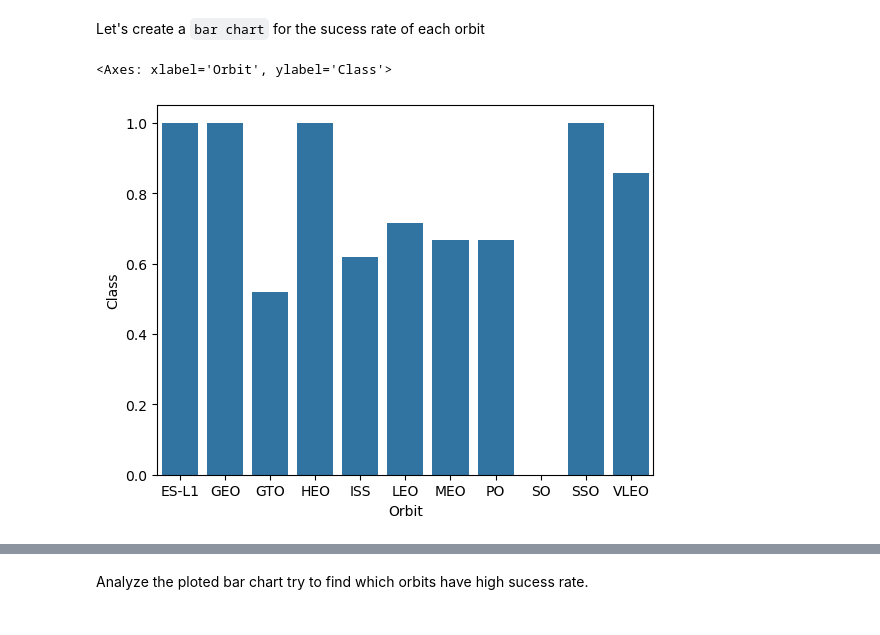
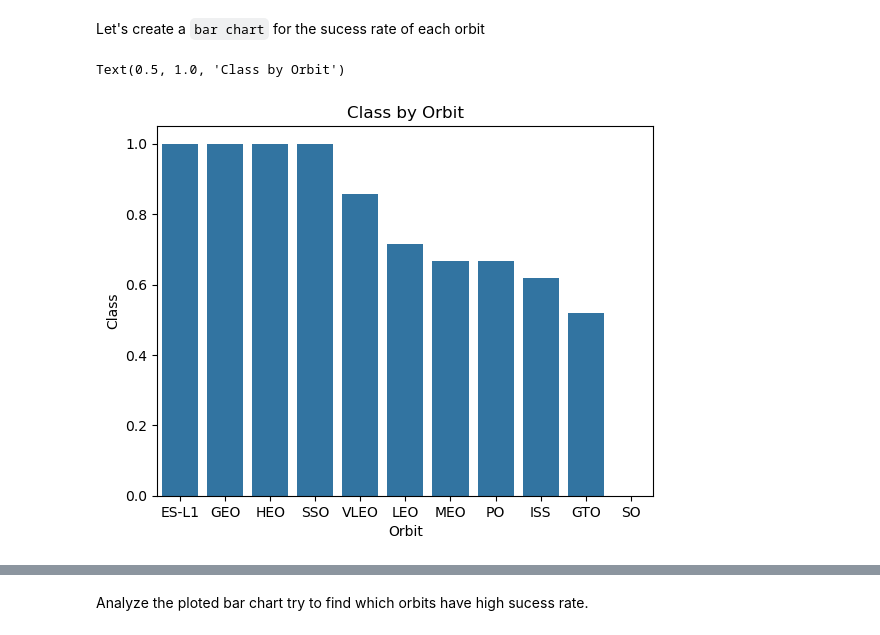
Before and after one commit to G-flatminor/Capstone-project-Space-X-, a Jupyter notebook: jupyter-labs-eda-dataviz-v2.ipynb, the cells around one changed output, grey strips where cells are left out. Cells and saved outputs as stored; diff of their text form; code cells hidden in the pictures.

```diff
--- a/jupyter-labs-eda-dataviz-v2.ipynb
+++ b/jupyter-labs-eda-dataviz-v2.ipynb
@@ -75,11 +75,11 @@ import seaborn as sns
 # %% [markdown]
 First, let's read the SpaceX dataset into a Pandas dataframe and print its summary
 # %%
-df=pd.read_csv("https://cf-courses-data.s3.us.cloud-object-storage.appdomain.cloud/IBM-DS0321EN-SkillsNetwork/datasets/dataset_part_2.csv")
+#df=pd.read_csv("https://cf-courses-data.s3.us.cloud-object-storage.appdomain.cloud/IBM-DS0321EN-SkillsNetwork/datasets/dataset_part_2.csv")
 
 # If you were unable to complete the previous lab correctly you can uncomment and load this csv
 
-# df = pd.read_csv('https://cf-courses-data.s3.us.cloud-object-storage.appdomain.cloud/IBMDeveloperSkillsNetwork-DS0701EN-SkillsNetwork/api/dataset_part_2.csv')
+df = pd.read_csv('dataset_part_2.csv')
 
 df.head(5)
 # %% [output]
@@ -138,7 +140,9 @@ Next, we want to visually check if there are any relationship between success ra
 Let's create a `bar chart` for the sucess rate of each orbit
 # %%
 # HINT use groupby method on Orbit column and get the mean of Class column
-sns.barplot(df.groupby('Orbit')['Class'].mean())
+grouped = df.groupby('Orbit')['Class'].mean().sort_values(ascending=False)
+sns.barplot(data = grouped)
+plt.title("Class by Orbit")
 # %% [output]
-<Axes: xlabel='Orbit', ylabel='Class'>
+Text(0.5, 1.0, 'Class by Orbit')
-[figure, old version]
+[figure, new version]
```
Also changed, not shown: parts of 11 cells of this notebook.
